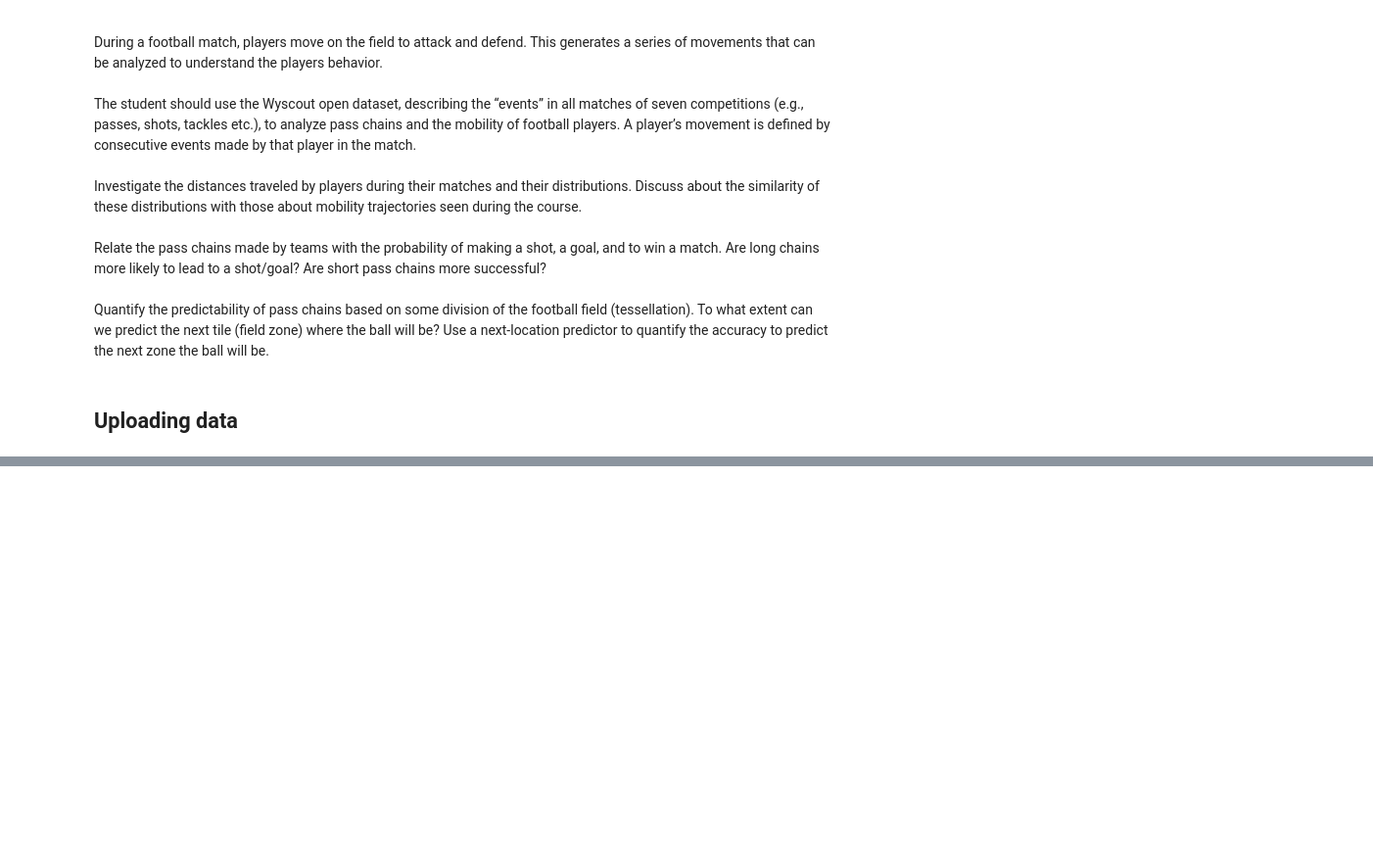
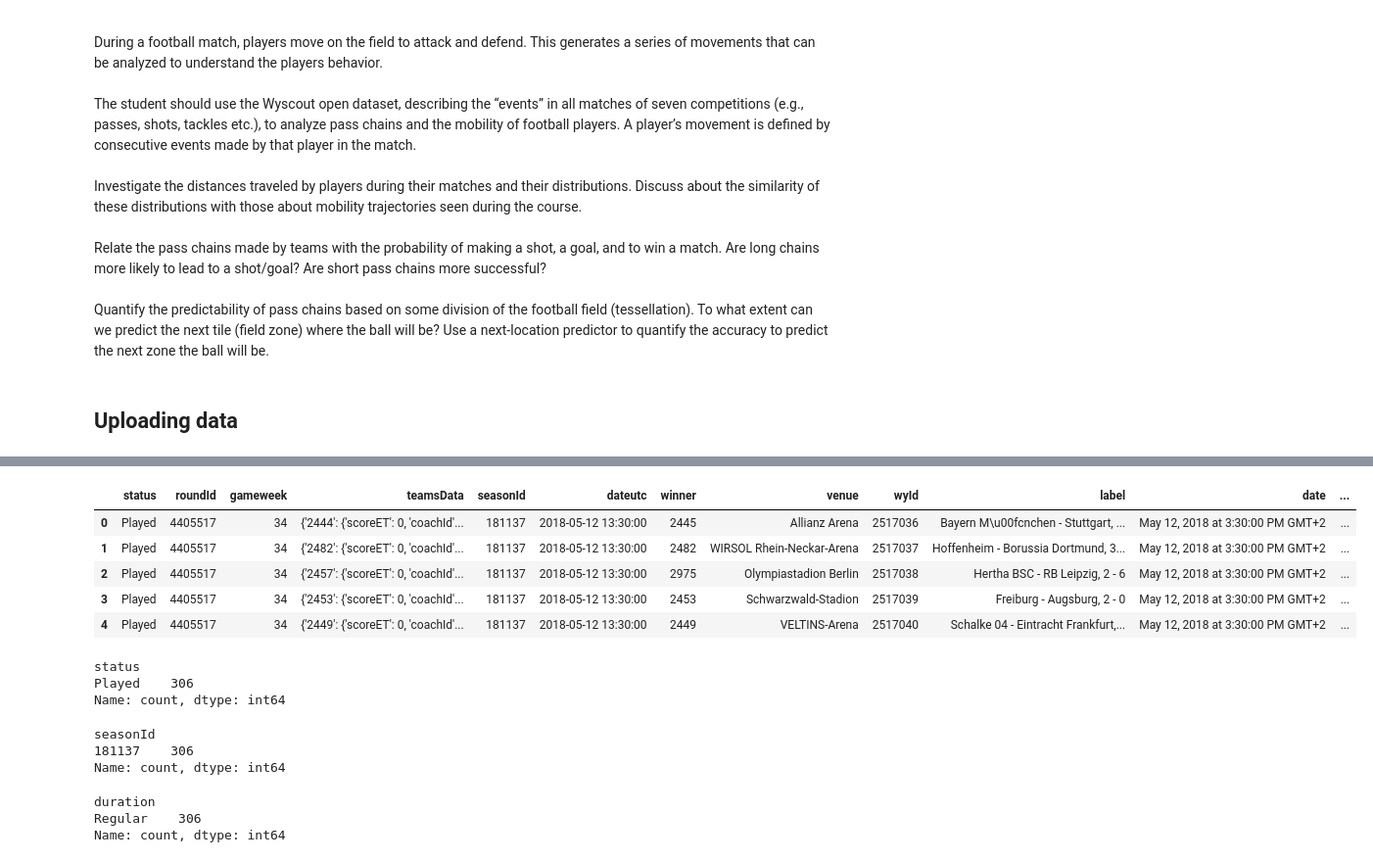
Before and after one commit to PasqualeEsposito/Geospatial_Analytics, a Jupyter notebook: analysis.ipynb, the cells around one changed output, grey strips where cells are left out. Shown at 98% size. Cells and saved outputs as stored; diff of their text form; code cells hidden in the pictures; blank space fills up the shorter version.

```diff
--- a/analysis.ipynb
+++ b/analysis.ipynb
@@ -35,0 +373,2 @@ with open('./data/competitions.json') as json_data:
+# %%
+german_matches_df = pd.DataFrame(matches['Germany'])
@@ -35,0 +399,27 @@ with open('./data/competitions.json') as json_data:
+# %%
+german_matches_df.head()
+# %% [output]
+|  | status | roundId | gameweek | teamsData | seasonId | dateutc | winner | venue | wyId | label | date | ... |
+| 0 | Played | 4405517 | 34 | {'2444': {'scoreET': 0, 'coachId'... | 181137 | 2018-05-12 13:30:00 | 2445 | Allianz Arena | 2517036 | Bayern M\u00fcnchen - Stuttgart, ... | May 12, 2018 at 3:30:00 PM GMT+2 | ... |
+| 1 | Played | 4405517 | 34 | {'2482': {'scoreET': 0, 'coachId'... | 181137 | 2018-05-12 13:30:00 | 2482 | WIRSOL Rhein-Neckar-Arena | 2517037 | Hoffenheim - Borussia Dortmund, 3... | May 12, 2018 at 3:30:00 PM GMT+2 | ... |
+| 2 | Played | 4405517 | 34 | {'2457': {'scoreET': 0, 'coachId'... | 181137 | 2018-05-12 13:30:00 | 2975 | Olympiastadion Berlin | 2517038 | Hertha BSC - RB Leipzig, 2 - 6 | May 12, 2018 at 3:30:00 PM GMT+2 | ... |
+| 3 | Played | 4405517 | 34 | {'2453': {'scoreET': 0, 'coachId'... | 181137 | 2018-05-12 13:30:00 | 2453 | Schwarzwald-Stadion | 2517039 | Freiburg - Augsburg, 2 - 0 | May 12, 2018 at 3:30:00 PM GMT+2 | ... |
+| 4 | Played | 4405517 | 34 | {'2449': {'scoreET': 0, 'coachId'... | 181137 | 2018-05-12 13:30:00 | 2449 | VELTINS-Arena | 2517040 | Schalke 04 - Eintracht Frankfurt,... | May 12, 2018 at 3:30:00 PM GMT+2 | ... |
+# %%
+german_matches_df.status.value_counts()
+# %% [output]
+status
+Played    306
+Name: count, dtype: int64
+# %%
+german_matches_df.seasonId.value_counts()
+# %% [output]
+seasonId
+181137    306
+Name: count, dtype: int64
+# %%
+german_matches_df.duration.value_counts()
+# %% [output]
+duration
+Regular    306
+Name: count, dtype: int64
```
Also changed, not shown: parts of 123 cells of this notebook.
